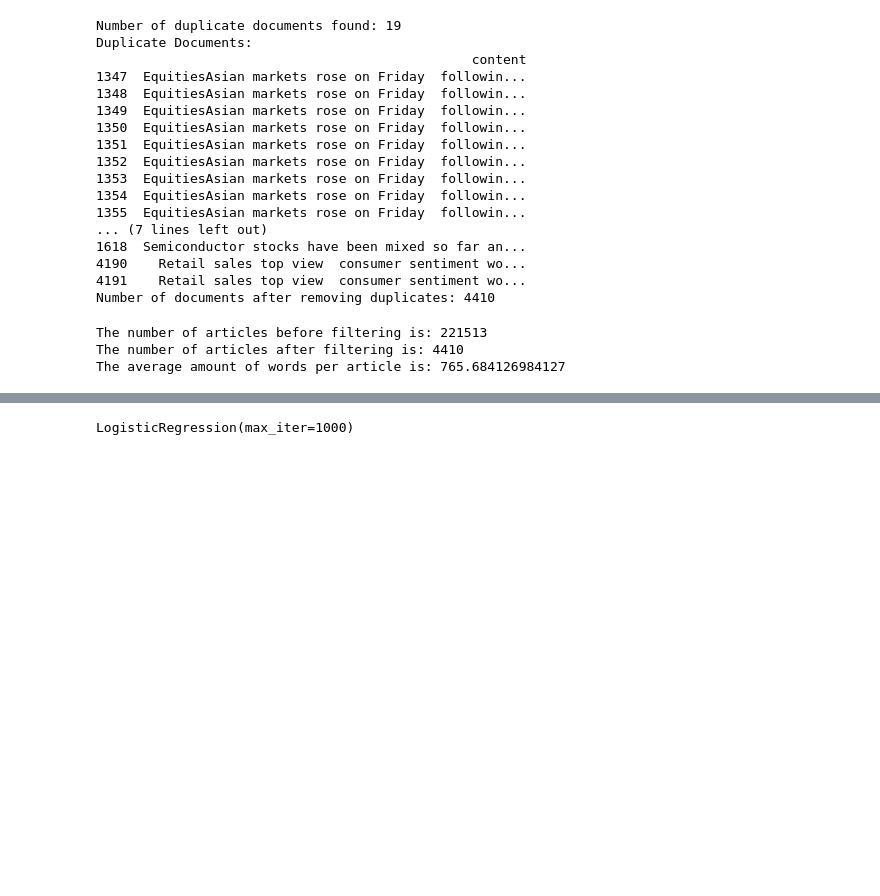
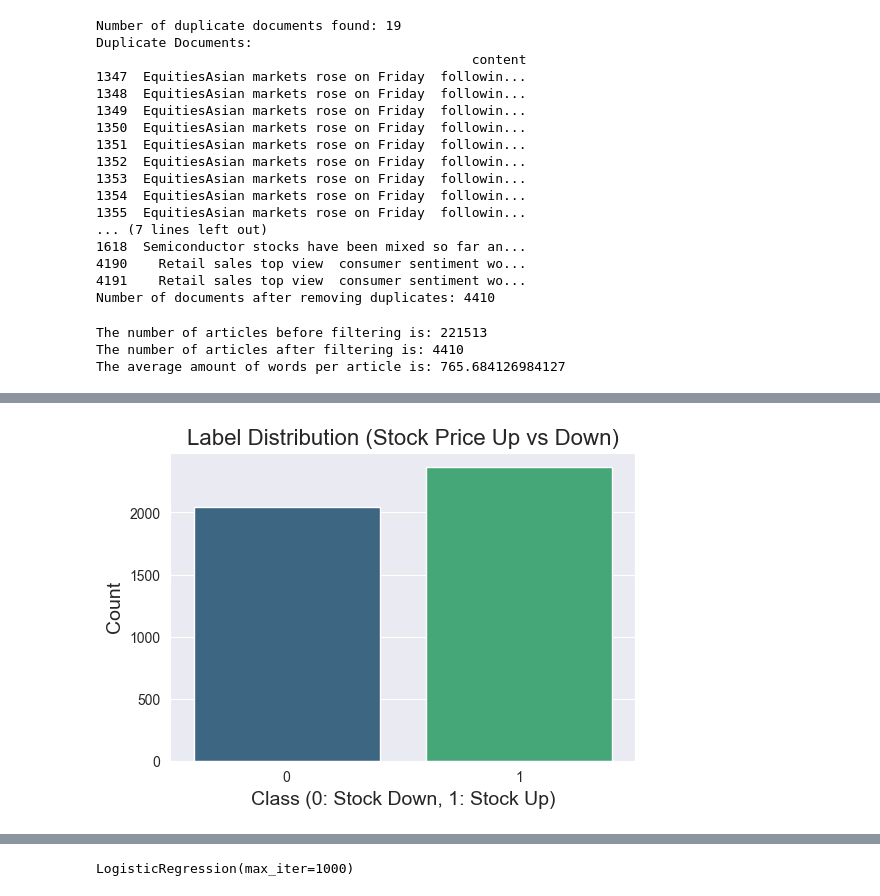
Before and after one commit to GeorgeAntono/Stock-Movement-Prediction, a Jupyter notebook: NVIDIA.ipynb, the cells around one changed output, grey strips where cells are left out. Saved outputs shown, nothing was run; the diff lists cells and outputs as text; code cells hidden in the pictures; blank space fills up the shorter version.

```diff
--- a/NVIDIA.ipynb
+++ b/NVIDIA.ipynb
@@ -208,0 +277,11 @@ Top 50 most common words in the news articles (after stop word removal):
+# %%
+
+# Plot the label distribution using a bar chart
+plt.figure(figsize=(6,4))
+sns.barplot(x=label_counts.index, y=label_counts.values, palette="viridis")
+plt.title('Label Distribution (Stock Price Up vs Down)', fontsize=16)
+plt.xlabel('Class (0: Stock Down, 1: Stock Up)', fontsize=14)
+plt.ylabel('Count', fontsize=14)
+plt.show()
+# %% [output]
+[figure, added]
```
Also changed, not shown: parts of 24 cells of this notebook.
